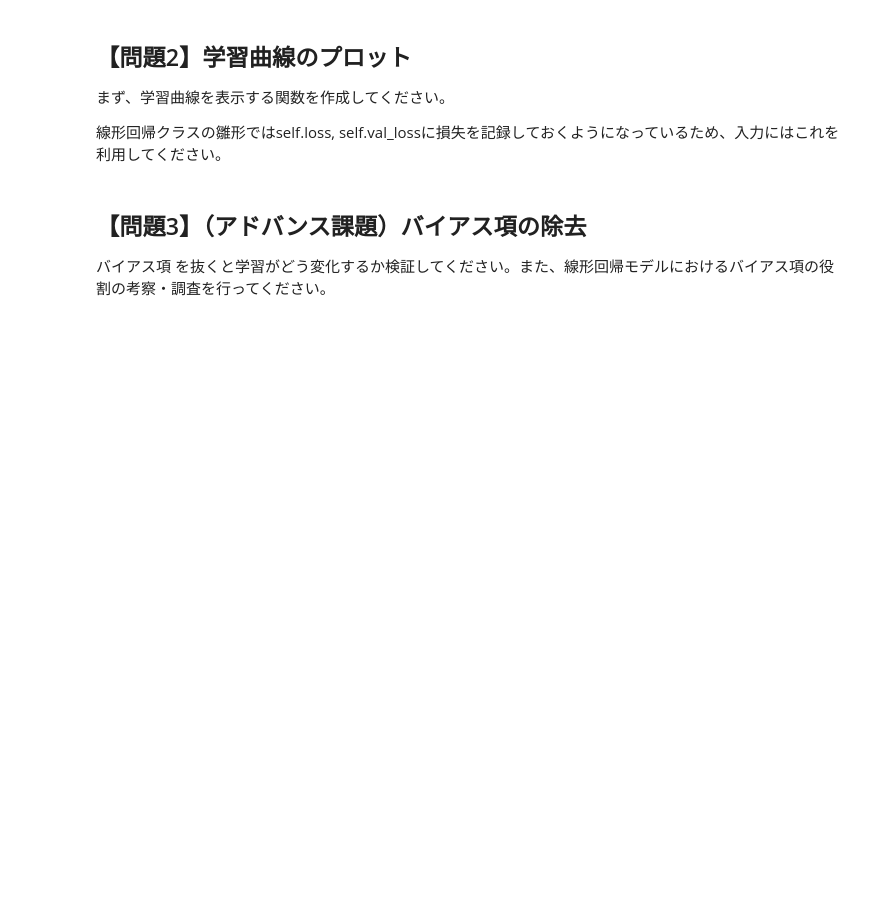
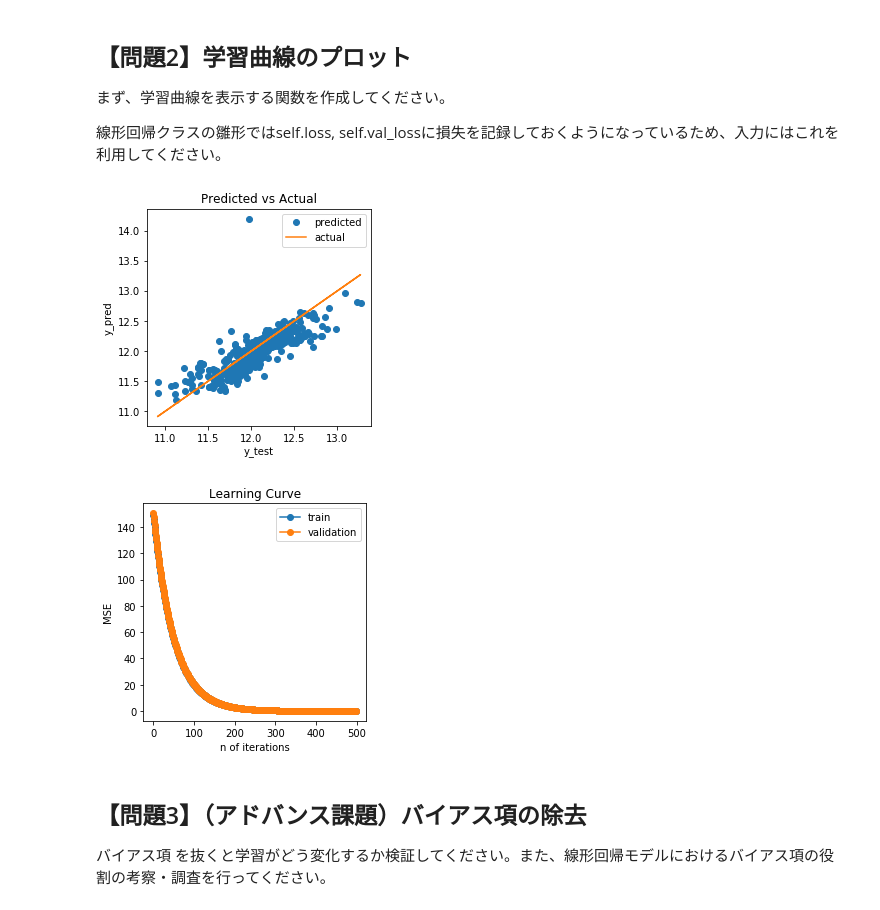
Before and after one commit to ohmorimori/diveintocode-ml, a Jupyter notebook: diveintocode-term1/sprint/sprint3/sprint3_ml_scratch_linear_regression.ipynb, the cells around one changed output. Cells and saved outputs as stored; diff of their text form; code cells hidden in the pictures; blank space fills up the shorter version.

```diff
--- a/diveintocode-term1/sprint/sprint3/sprint3_ml_scratch_linear_regression.ipynb
+++ b/diveintocode-term1/sprint/sprint3/sprint3_ml_scratch_linear_regression.ipynb
@@ -423,3 +423,10 @@ MSE: 0.044506
+# %%
+#plot
+plot_reg_result(y_test, scrach_pred)
+plot_learning_curve(reg.iter, reg.loss, reg.val_loss)
+# %% [output]
+[figure, added]
+[figure, added]
 # %% [markdown]
 ## 【問題3】（アドバンス課題）バイアス項の除去
 バイアス項 を抜くと学習がどう変化するか検証してください。また、線形回帰モデルにおけるバイアス項の役割の考察・調査を行ってください。
```
Also changed, not shown: parts of 32 cells of this notebook.
